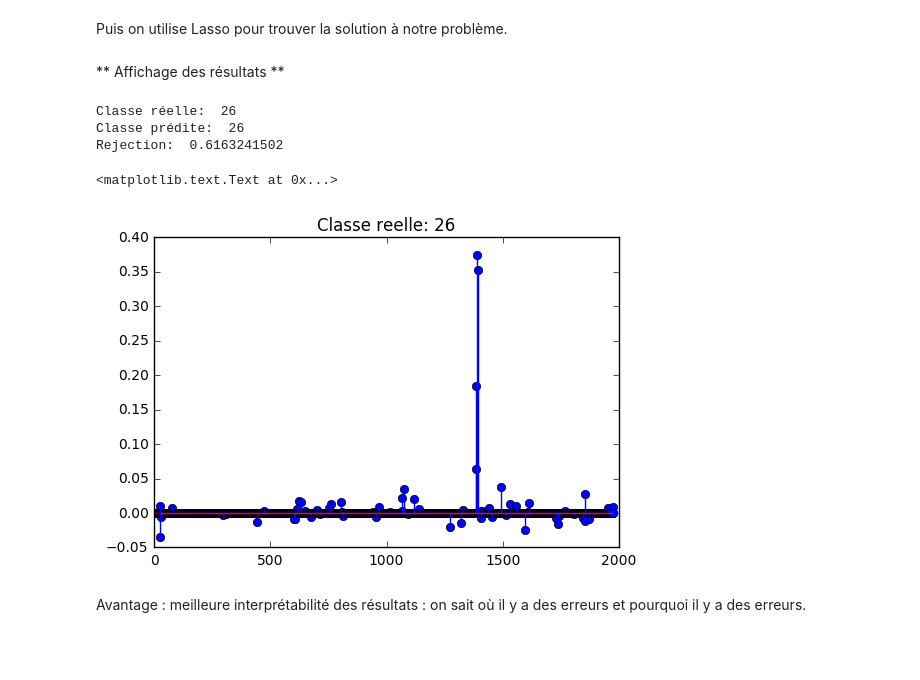
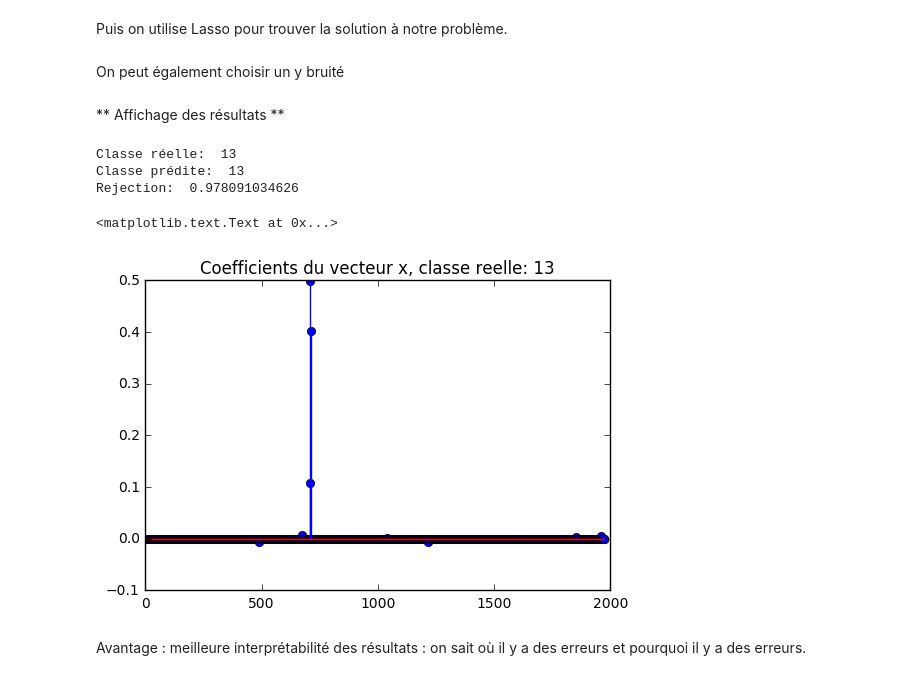
Before and after one commit to maxwab/facerecog, a Jupyter notebook: implementation_basique_yale.ipynb, the cells around one changed output. Drawn from its saved outputs; the diff is of its cells as text; code cells hidden in the pictures; blank space fills up the shorter version.

```diff
--- a/implementation_basique_yale.ipynb
+++ b/implementation_basique_yale.ipynb
@@ -179,11 +195,3 @@ Nous allons dans un premier temps supprimer toutes les images "toutes noires" (p
-# %%
-X_new = []
-y_new = []
-
-for i in range(len(X)):
-    if i%65!=0:
-        X_new.append(X[i])
-        y_new.append(y[i])
 # %% [markdown]
 ## Séparation du dataset en train et test
 # %% [markdown]
@@ -203,7 +211,7 @@ X_train, X_test = [], []
 ytrain, ytest = [], []
 indices_train, indices_test = [], []
 
-for i in range(len(X_new)):
+for i in range(len(X)):
     if i%64==0:
         # On compute les indices des éléments à placer dans le test, ils sont différents pour chaque image.
         test1 = np.random.choice(28,5,replace=False)
@@ -211,12 +219,12 @@ for i in range(len(X_new)):
 
     # On crée X_test et X_train
     if ((i%64 in test1) or (i%64 in test2)):
-        X_test.append(X_new[i])
-        ytest.append(y_new[i])
+        X_test.append(X[i])
+        ytest.append(y[i])
         indices_test.append(i)
     else:
-        X_train.append(X_new[i])
-        ytrain.append(y_new[i])
+        X_train.append(X[i])
+        ytrain.append(y[i])
         indices_train.append(i)
 # %% [markdown]
 ## Manipulation des matrices
@@ -224,7 +232,7 @@ for i in range(len(X_new)):
 On déroule chaque image en un vecteur puis on les concatène.
 # %%
 X_toconcat_train = [np.reshape(e,(X_train[0].shape[0]*X_train[0].shape[1],1)) for e in X_train]
-X_toconcat_test = [np.reshape(e,(X_train[0].shape[0]*X_train[0].shape[1],1)) for e in X_test]
+X_toconcat_test = [np.reshape(e,(X_test[0].shape[0]*X_test[0].shape[1],1)) for e in X_test]
 
 # Puis concaténation pour avoir une matrice unique
 Xtrain = np.concatenate(X_toconcat_train,axis=1) # Liste des samples du train, concaténés en colonne.
@@ -287,10 +292,16 @@ Puis on utilise Lasso pour trouver la solution à notre problème.
 # %%
 #for i, alpha in enumerate(alpha_vec):
 
-testval = 318 # Id : élément du test set à évaluer grâce à notre algorithme.
+testval = 419 # Id : élément du test set à évaluer grâce à notre algorithme.
 
 clf = Lasso(alpha=0.02) #on prend l'alpha courant
-clf.fit(Xtrain,Xtest[:,testval])
+
+# Standard : on choisit y parmi l'ensemble de test
+y = Xtest[:,testval]
+
+clf.fit(Xtrain,y)
 x = clf.coef_
+# %% [markdown]
+On peut également choisir un y bruité
 # %% [markdown]
 ** Affichage des résultats **
@@ -297,18 +310,18 @@ x = clf.coef_
 # %%
 print "Classe réelle: ", ytest[testval]
-print "Classe prédite: ",np.argmin(residu(Xtest[:,testval],Xtrain,x,ytrain))
+print "Classe prédite: ", pred_class
 print "Rejection: ", SCI(x,ytrain)
 # %% [output]
-Classe réelle:  26
-Classe prédite:  26
-Rejection:  0.6163241502
+Classe réelle:  13
+Classe prédite:  13
+Rejection:  0.978091034626
 # %%
 plt.figure()
 plt.stem(x)
-plt.title('Classe reelle: ' + str(ytest[testval]))
+plt.title('Coefficients du vecteur x, classe reelle: ' + str(ytest[testval]))
 # %% [output]
 <matplotlib.text.Text at 0x...>
-[figure, old version]
+[figure, new version]
 # %% [markdown]
 Avantage : meilleure interprétabilité des résultats : on sait où il y a des erreurs et pourquoi il y a des erreurs.
 # %% [markdown]
```
Also changed, not shown: parts of 43 cells of this notebook, 1 other file.
